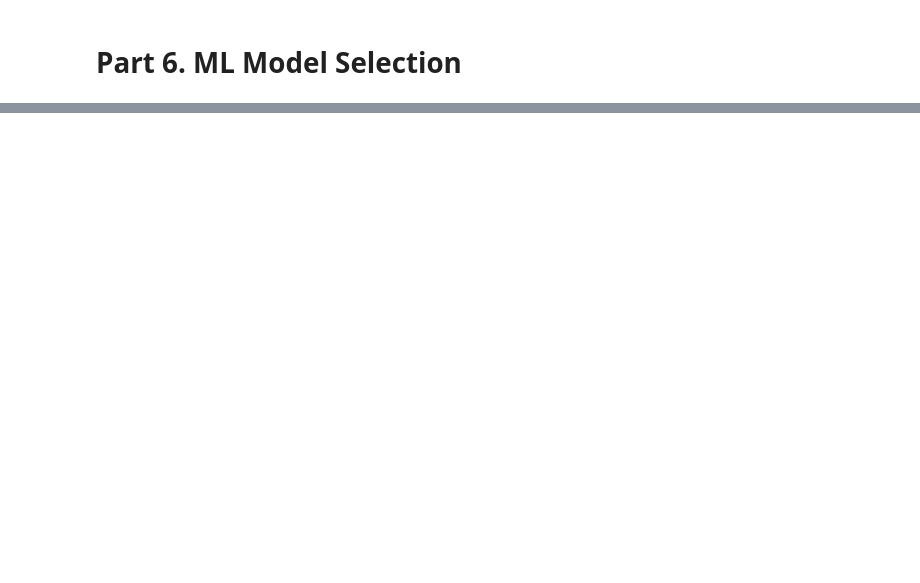
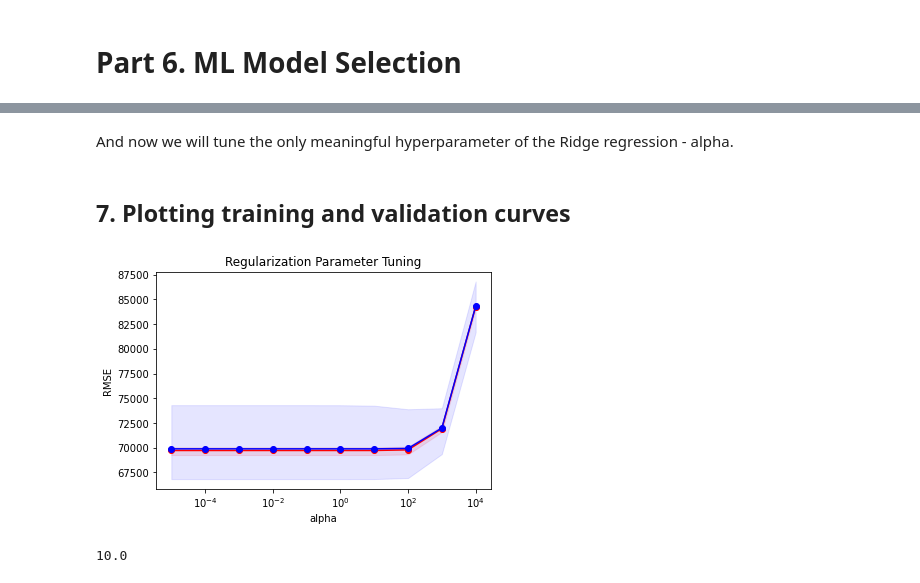
Before and after one commit to kbwillia/CaliforniaHousingPricePrediction, a Jupyter notebook: California Housing Machine Learning Regression Model.ipynb, the cells around one changed output, grey strips where cells are left out. Cells and saved outputs as stored; diff of their text form; code cells hidden in the pictures; blank space fills up the shorter version.

```diff
--- a/California Housing Machine Learning Regression Model.ipynb
+++ b/California Housing Machine Learning Regression Model.ipynb
@@ -426,12 +437,11 @@ Eliminate low variance features
+# %%
+from sklearn.model_selection import KFold, cross_val_score
+from sklearn.linear_model import Ridge
+
+kf = KFold(n_splits=10, random_state=17, shuffle=True)
 # %%
-from sklearn import feature_selection as fs
-
-print(Features.shape)
-
-## Define the variance threhold and fit the threshold to the feature array.
-sel = fs.VarianceThreshold(threshold=(.8 * (1 - .8)))
-Features_reduced = sel.fit_transform(Features)
-
-## Print the support and shape for the transformed features
-print(sel.get_support())
-print(Features_reduced.shape)
+model=Ridge(alpha=1)
+X=x_train
+y=y_train
+cv_scores = cross_val_score(model, X, y, cv=kf, scoring='neg_mean_squared_error', n_jobs=-1)
+print(np.sqrt(-cv_scores.mean()))
@@ -551,0 +463,34 @@ models.append(('NB', GaussianNB()))
+# %% [markdown]
+And now we will tune the only meaningful hyperparameter of the Ridge regression - alpha.
+# %% [markdown]
+## 7. Plotting training and validation curves
+# %%
+from sklearn.model_selection import validation_curve
+
+Cs=np.logspace(-5, 4, 10)
+train_scores, valid_scores = validation_curve(model, X, y, "alpha",
+                                              Cs, cv=kf, scoring='neg_mean_squared_error')
+
+plt.plot(Cs, np.sqrt(-train_scores.mean(axis=1)), 'ro-')
+
+plt.fill_between(x=Cs, y1=np.sqrt(-train_scores.max(axis=1)),
+                 y2=np.sqrt(-train_scores.min(axis=1)), alpha=0.1, color = "red")
+
+
+plt.plot(Cs, np.sqrt(-valid_scores.mean(axis=1)), 'bo-')
+
+plt.fill_between(x=Cs, y1=np.sqrt(-valid_scores.max(axis=1)),
+                 y2=np.sqrt(-valid_scores.min(axis=1)), alpha=0.1, color = "blue")
+
+plt.xscale('log')
+plt.xlabel('alpha')
+plt.ylabel('RMSE')
+plt.title('Regularization Parameter Tuning')
+
+plt.show()
+# %% [output]
+[figure, added]
+# %%
+Cs[np.sqrt(-valid_scores.mean(axis=1)).argmin()]
+# %% [output]
+10.0
```
Also changed, not shown: parts of 86 cells of this notebook.
